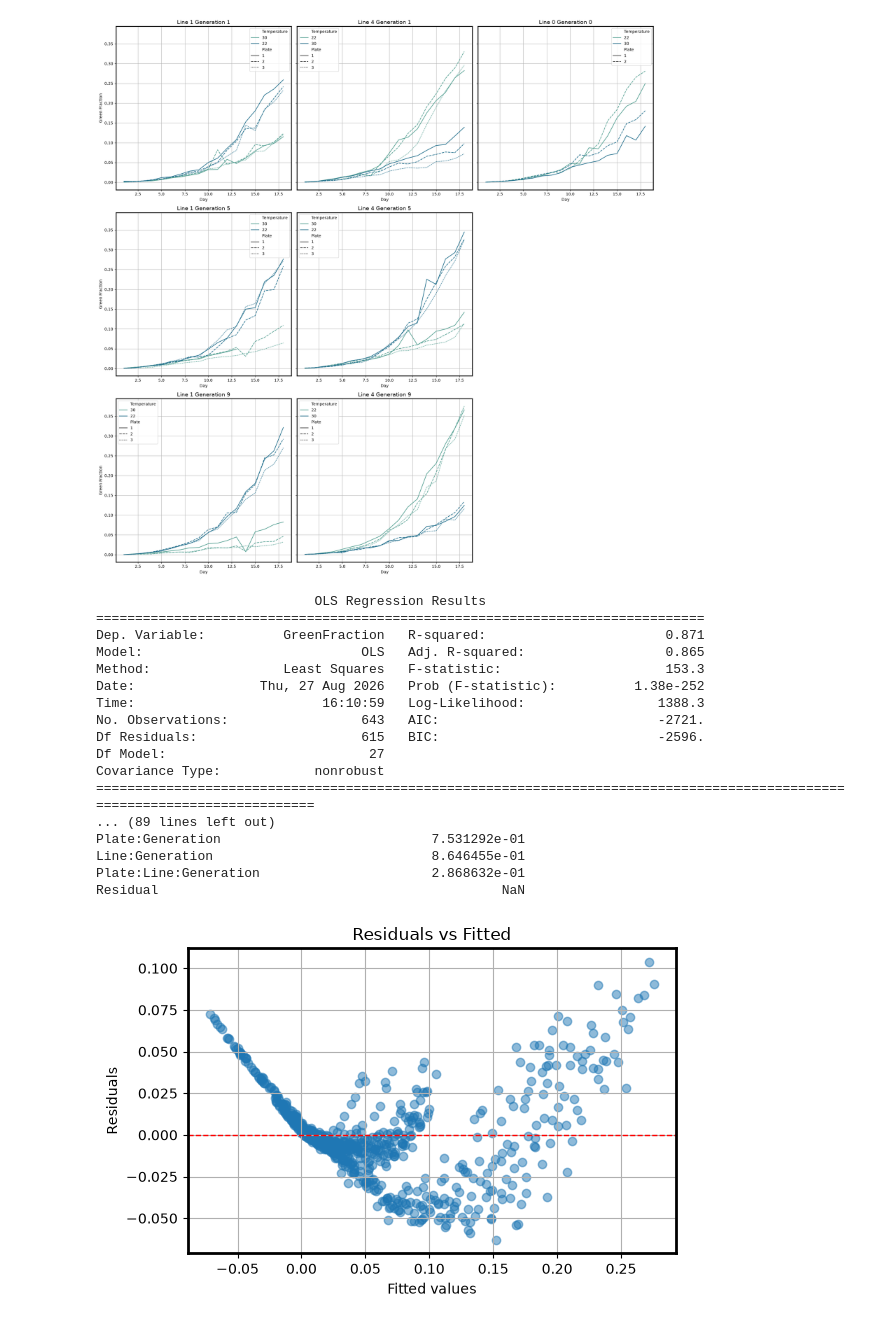
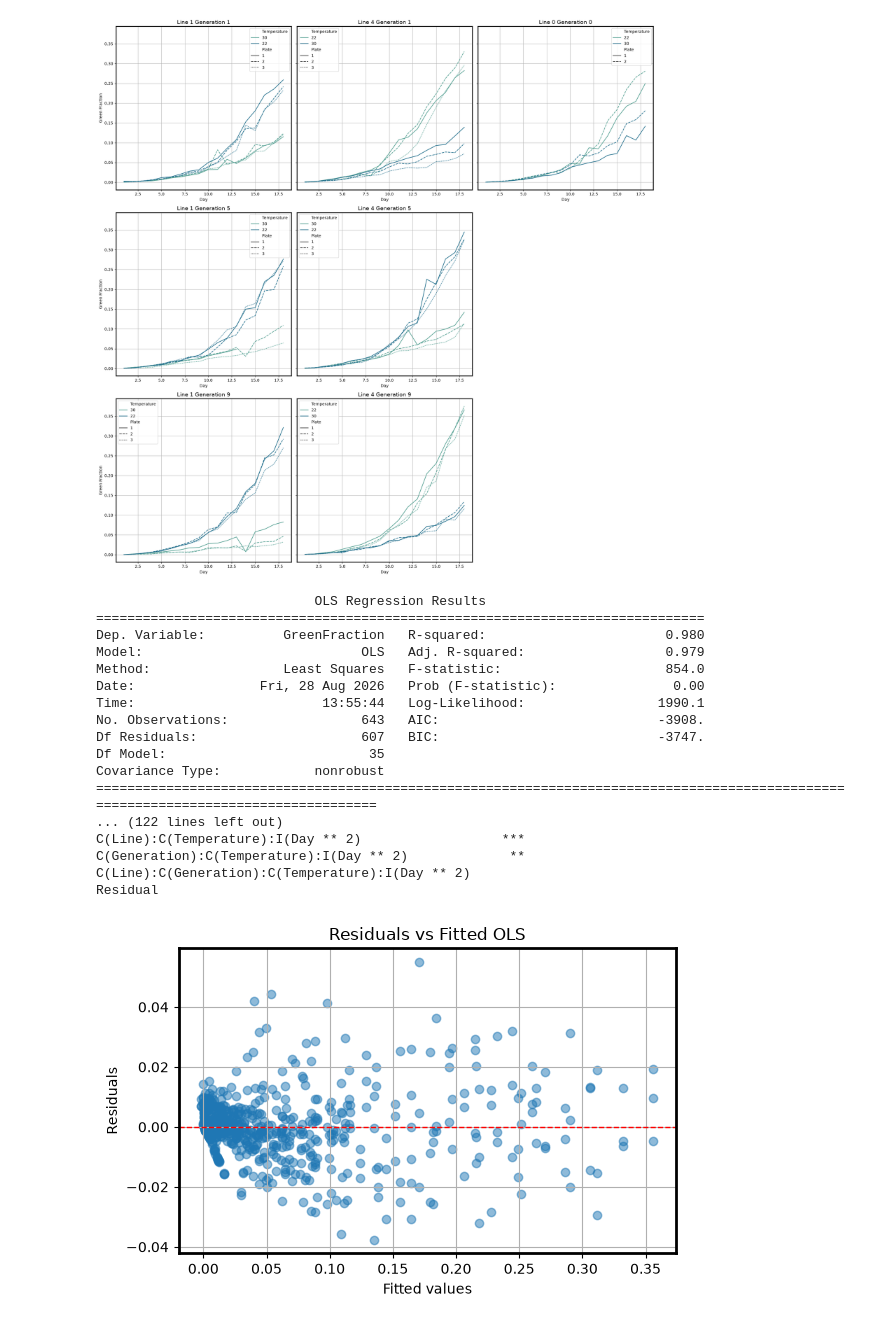
Before and after one commit to JoakimHaraldsvik/Germination, a Jupyter notebook: Germination_2025.ipynb, the cells around one changed output. Drawn from its saved outputs; the diff is of its cells as text; code cells hidden in the pictures.

```diff
--- a/Germination_2025.ipynb
+++ b/Germination_2025.ipynb
@@ -1121,7 +1121,11 @@ from statsmodels.formula.api import ols
 Greenfraction_omit_L0G0 = green_fraction_df[(green_fraction_df["Line"].isin([1, 4])) &
     (green_fraction_df["Generation"].isin([1, 5, 9]))].copy()
 
-Omit_lm = ols('GreenFraction ~ C(Line) * C(Generation) * C(Temperature) * Day + Plate*Line*Generation' ,
+#Trying logit transfortmation:
+Greenfraction_omit_L0G0["GreenFraction_logit"] = np.log(Greenfraction_omit_L0G0["GreenFraction"] /
+                                                        (1 - Greenfraction_omit_L0G0["GreenFraction"]))
+#Added quadratic Day variable since it behaves non lineary with greenfraction.
+Omit_lm = ols('GreenFraction ~ C(Line) * C(Generation) * C(Temperature) * (Day + I(Day**2))' ,
               data=Greenfraction_omit_L0G0).fit()
 
 print(Omit_lm.summary())
@@ -1147,33 +1151,33 @@ print(Omit_Anova)
 # %% [output]
                             OLS Regression Results
 ==============================================================================
-Dep. Variable:          GreenFraction   R-squared:                       0.871
-Model:                            OLS   Adj. R-squared:                  0.865
-Method:                 Least Squares   F-statistic:                     153.3
-Date:                Thu, 27 Aug 2026   Prob (F-statistic):          1.38e-252
-Time:                        16:10:59   Log-Likelihood:                 1388.3
-No. Observations:                 643   AIC:                            -2721.
-Df Residuals:                     615   BIC:                            -2596.
-Df Model:                          27
+Dep. Variable:          GreenFraction   R-squared:                       0.980
+Model:                            OLS   Adj. R-squared:                  0.979
+Method:                 Least Squares   F-statistic:                     854.0
+Date:                Fri, 28 Aug 2026   Prob (F-statistic):               0.00
+Time:                        13:55:44   Log-Likelihood:                 1990.1
+No. Observations:                 643   AIC:                            -3908.
+Df Residuals:                     607   BIC:                            -3747.
+Df Model:                          35
 Covariance Type:            nonrobust
-============================================================================================================================
-... (89 lines left out)
-Plate:Generation                           7.531292e-01
-Line:Generation                            8.646455e-01
-Plate:Line:Generation                      2.868632e-01
-Residual                                            NaN
+====================================================================================================================================
+... (122 lines left out)
+C(Line):C(Temperature):I(Day ** 2)                  ***
+C(Generation):C(Temperature):I(Day ** 2)             **
+C(Line):C(Generation):C(Temperature):I(Day ** 2)
+Residual
 # %%
 #Plotting residuals vs fitted for the OLS of greenfraction:
-fitted = Omit_lm.fittedvalues
-residuals = Omit_lm.resid
+fitted_ols = Omit_lm.fittedvalues
+residuals_ols = Omit_lm.resid
 
 plt.figure(figsize=(6, 4))
-plt.scatter(fitted, residuals, alpha=0.5)
+plt.scatter(fitted_ols, residuals_ols, alpha=0.5)
 plt.axhline(0, color='red', linestyle='--', linewidth=1)
 plt.xlabel('Fitted values')
 plt.ylabel('Residuals')
-plt.title('Residuals vs Fitted')
+plt.title('Residuals vs Fitted OLS')
 plt.tight_layout()
 plt.show()
 # %% [output]
-[figure, old version]
+[figure, new version]
```
Also changed, not shown: parts of 11 cells of this notebook.
